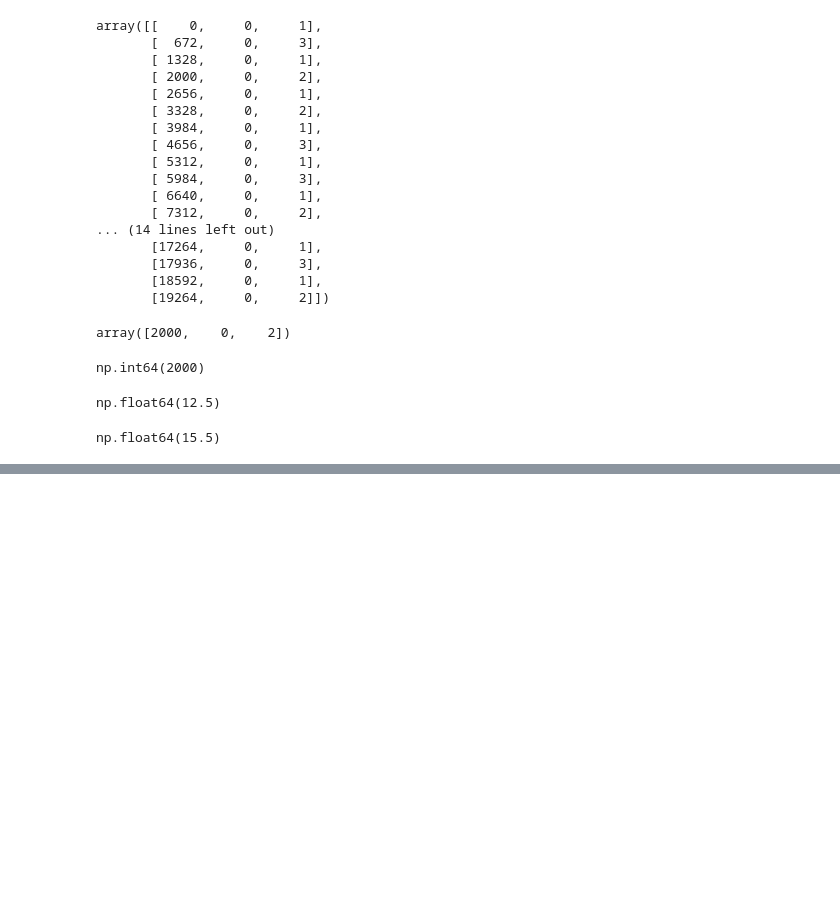
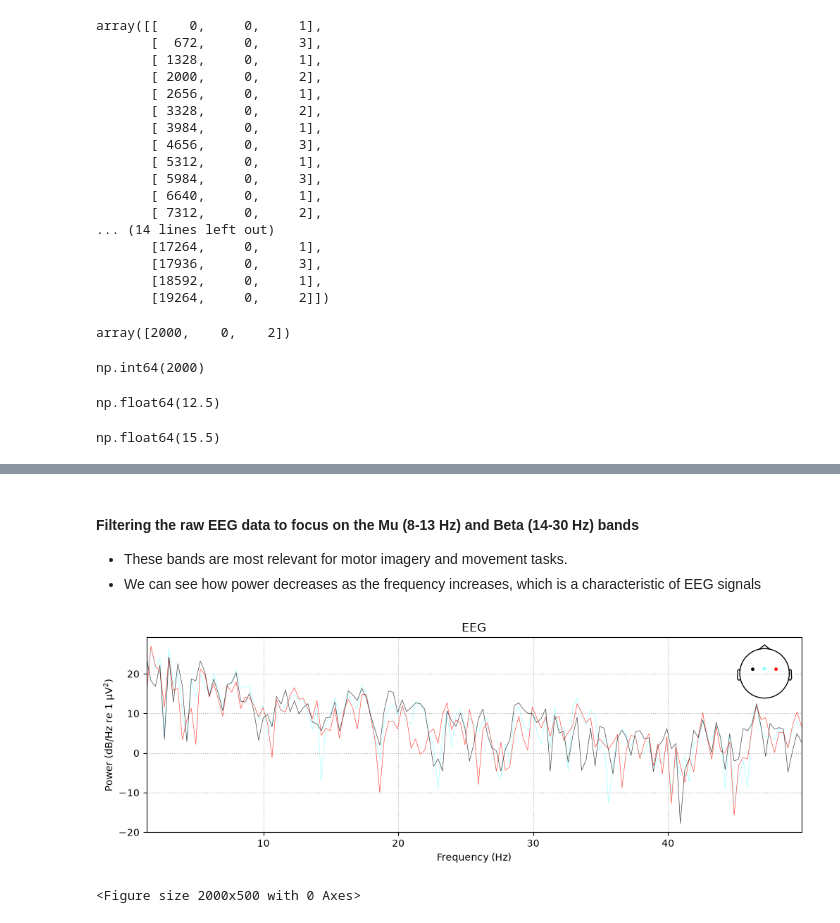
Before and after one commit to Alexvc23/Total-Perspective-Vortex, a Jupyter notebook: doc/test.ipynb, the cells around one changed output, grey strips where cells are left out. Cells and saved outputs as stored; diff of their text form; code cells hidden in the pictures; blank space fills up the shorter version.

```diff
--- a/doc/test.ipynb
+++ b/doc/test.ipynb
@@ -699,0 +540,30 @@ print(f" - Frequency Resolution: 1/160s = 6.25ms per point")
+# %% [markdown]
+#### Filtering the raw EEG data to focus on the Mu (8-13 Hz) and Beta (14-30 Hz) bands
+ * These bands are most relevant for motor imagery and movement tasks.
+* We can see how power decreases as the frequency increases, which is a characteristic of EEG signals
+# %%
+
+# 4. Visualize Power Spectral Density (PSD)
+# We limit frequencies between 1 Hz and 50 Hz to focus on Alpha (8-13 Hz) and Beta (14-30 Hz)
+# because these bands are the most relevant for congnitive state analysis due to the fact
+#  ?these frequecies are the most prominent or significant in EEG signals
+#  ?because they are asociated to congniteve processs such as motor imagery and motor movement
+# !This is crucial for feature selection in Phase 1.
+# ?fmin:  means the minimum frequency to include in the PSD calculation
+# ? fmax:  means the maximum frequency to include in the PSD calculation
+fig_psd = raw_slice.compute_psd(fmin=1.0, fmax=50.0).plot(
+    # picks means which channels to include in the PSD calculation.
+        # 'eeg' includes all EEG channels.
+    picks='eeg',
+    # excluce bad channles from the PSD calculation.
+        # * bad channels are those that have been marked as noisy
+    show=True
+)
+
+# Add supplementary static visualization of event timing using Matplotlib
+# sizefigure=(20, 5) sets the figure size to 20 inches wide and 5 inches tall.
+plt.figure(figsize=(20, 5))
+plt.show()
+# %% [output]
+[figure, added]
+<Figure size 2000x500 with 0 Axes>
```
Also changed, not shown: parts of 47 cells of this notebook, 1 other file.
